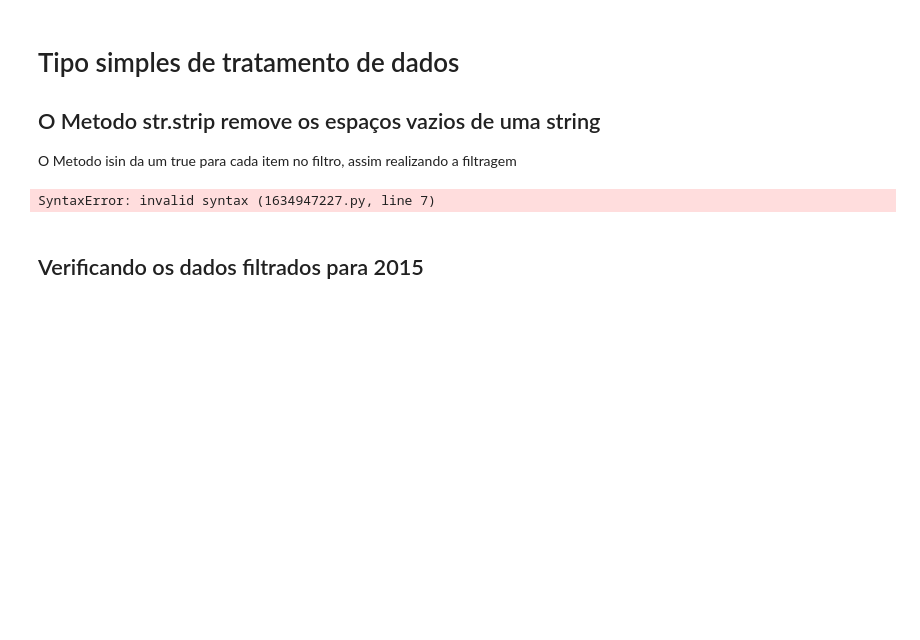
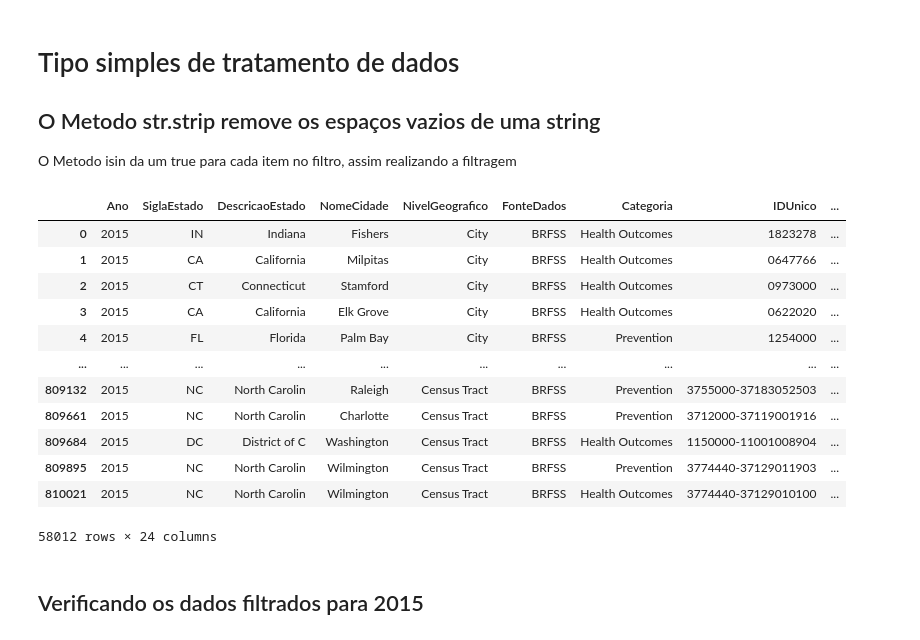
Before and after one commit to Lyanan85/In-GameSeries, a Jupyter notebook: projeot1.ipynb, the cells around one changed output. Saved outputs shown, nothing was run; the diff lists cells and outputs as text; code cells hidden in the pictures; blank space fills up the shorter version.

```diff
--- a/projeot1.ipynb
+++ b/projeot1.ipynb
@@ -318,14 +318,26 @@ O Metodo isin da um true para cada item no filtro, assim realizando a filtragem
 # %%
 #o metodo strip reemove espaços em branco
 #e o isin da um true para cada linha que conter o especificado
 #tipo simples de tratamento de dados
 dffiltro = df[df["Medida"].str.strip().isin([
     "High blood pressure among adults aged >=18 Years",
-
-])]"Cholesterol screening among adults aged >=18 Years"
+    "Cholesterol screening among adults aged >=18 Years"
+])]
 dffiltro
 # %% [output]
+|  | Ano | SiglaEstado | DescricaoEstado | NomeCidade | NivelGeografico | FonteDados | Categoria | IDUnico | ... |
+| 0 | 2015 | IN | Indiana | Fishers | City | BRFSS | Health Outcomes | 1823278 | ... |
+| 1 | 2015 | CA | California | Milpitas | City | BRFSS | Health Outcomes | 0647766 | ... |
+| 2 | 2015 | CT | Connecticut | Stamford | City | BRFSS | Health Outcomes | 0973000 | ... |
+| 3 | 2015 | CA | California | Elk Grove | City | BRFSS | Health Outcomes | 0622020 | ... |
+| 4 | 2015 | FL | Florida | Palm Bay | City | BRFSS | Prevention | 1254000 | ... |
+| ... | ... | ... | ... | ... | ... | ... | ... | ... | ... |
+| 809132 | 2015 | NC | North Carolin | Raleigh | Census Tract | BRFSS | Prevention | 3755000-37183052503 | ... |
+| 809661 | 2015 | NC | North Carolin | Charlotte | Census Tract | BRFSS | Prevention | 3712000-37119001916 | ... |
+| 809684 | 2015 | DC | District of C | Washington | Census Tract | BRFSS | Health Outcomes | 1150000-11001008904 | ... |
+| 809895 | 2015 | NC | North Carolin | Wilmington | Census Tract | BRFSS | Prevention | 3774440-37129011903 | ... |
+| 810021 | 2015 | NC | North Carolin | Wilmington | Census Tract | BRFSS | Health Outcomes | 3774440-37129010100 | ... |
-SyntaxError: invalid syntax (1634947227.py, line 7)
+58012 rows × 24 columns
 # %% [markdown]
 ## Verificando os dados filtrados para 2015
 # %%
```
